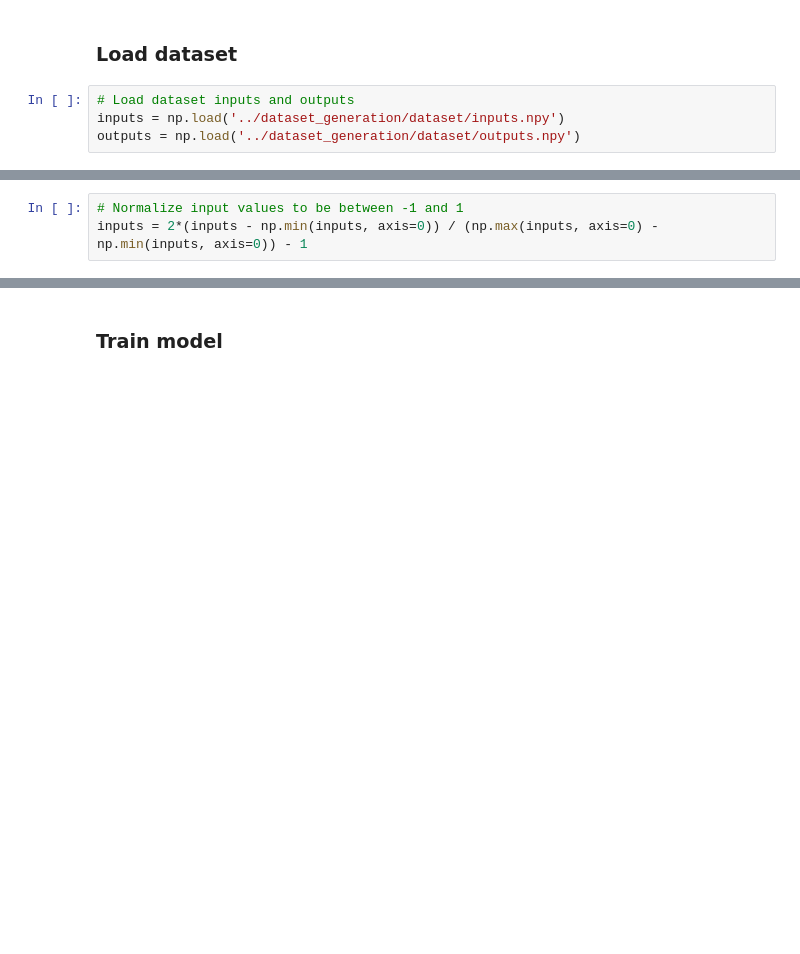
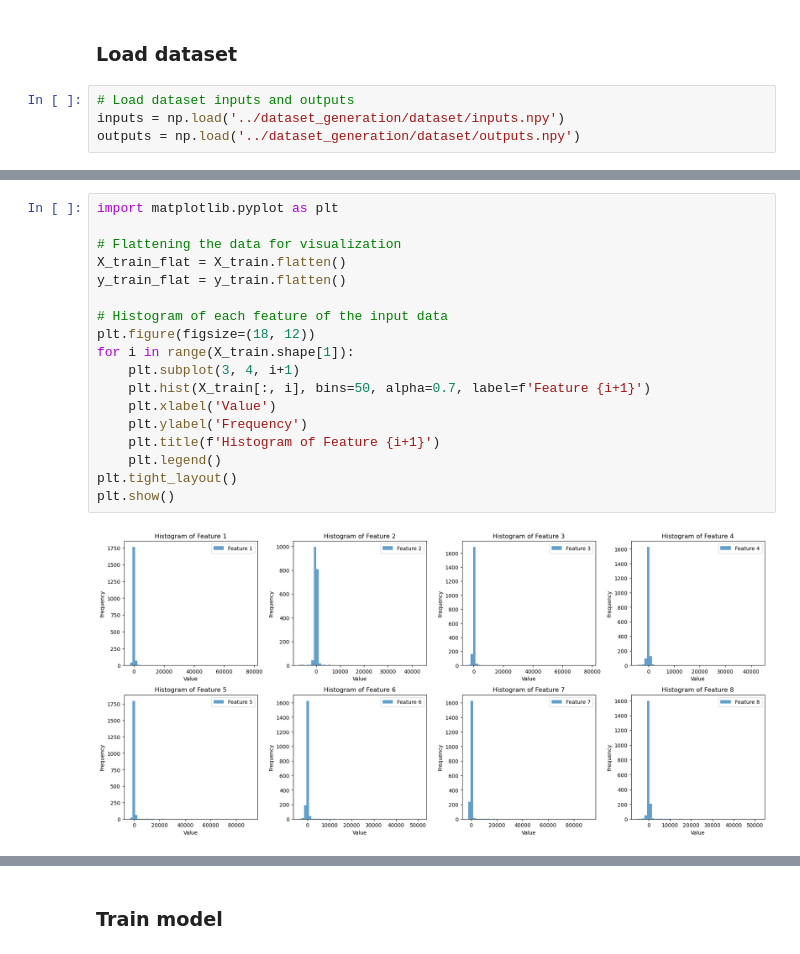
Before and after one commit to santamav/SKJ015-Intelligent_Control, a Jupyter notebook: Project/model_creation/model_building_and_training.ipynb, the cells around one changed output, grey strips where cells are left out. Cells and saved outputs as stored; diff of their text form; blank space fills up the shorter version.

```diff
--- a/Project/model_creation/model_building_and_training.ipynb
+++ b/Project/model_creation/model_building_and_training.ipynb
@@ -32,3 +27,0 @@ outputs shape: (800, 6)
-# %%
-# Normalize input values to be between -1 and 1
-inputs = 2*(inputs - np.min(inputs, axis=0)) / (np.max(inputs, axis=0) - np.min(inputs, axis=0)) - 1
@@ -45,0 +75,20 @@ print('y_test shape:', y_test.shape)
+# %%
+import matplotlib.pyplot as plt
+
+# Flattening the data for visualization
+X_train_flat = X_train.flatten()
+y_train_flat = y_train.flatten()
+
+# Histogram of each feature of the input data
+plt.figure(figsize=(18, 12))
+for i in range(X_train.shape[1]):
+    plt.subplot(3, 4, i+1)
+    plt.hist(X_train[:, i], bins=50, alpha=0.7, label=f'Feature {i+1}')
+    plt.xlabel('Value')
+    plt.ylabel('Frequency')
+    plt.title(f'Histogram of Feature {i+1}')
+    plt.legend()
+plt.tight_layout()
+plt.show()
+# %% [output]
+[figure, added]
```
Also changed, not shown: parts of 20 cells of this notebook, 8 other files.
